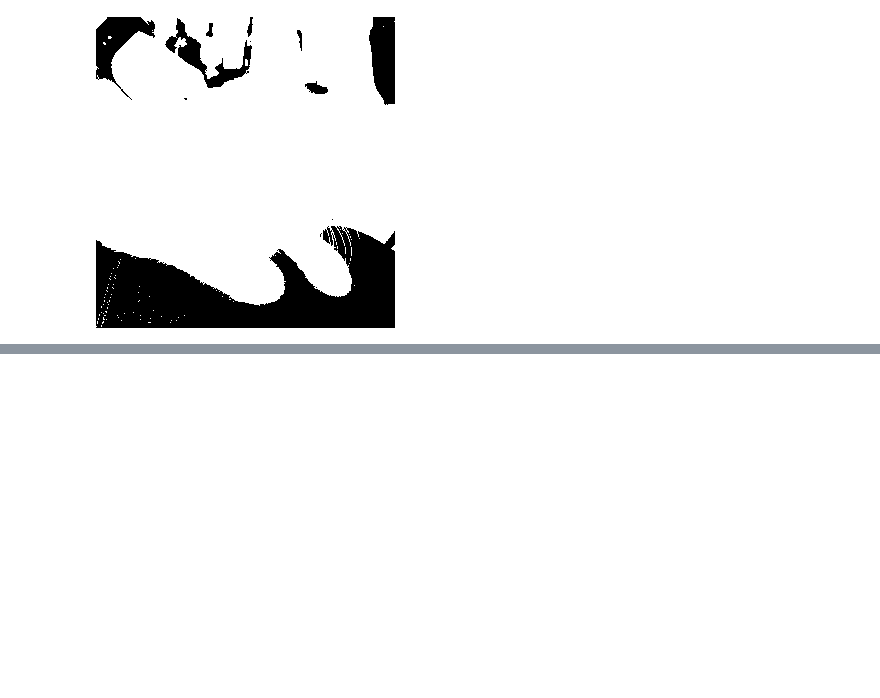
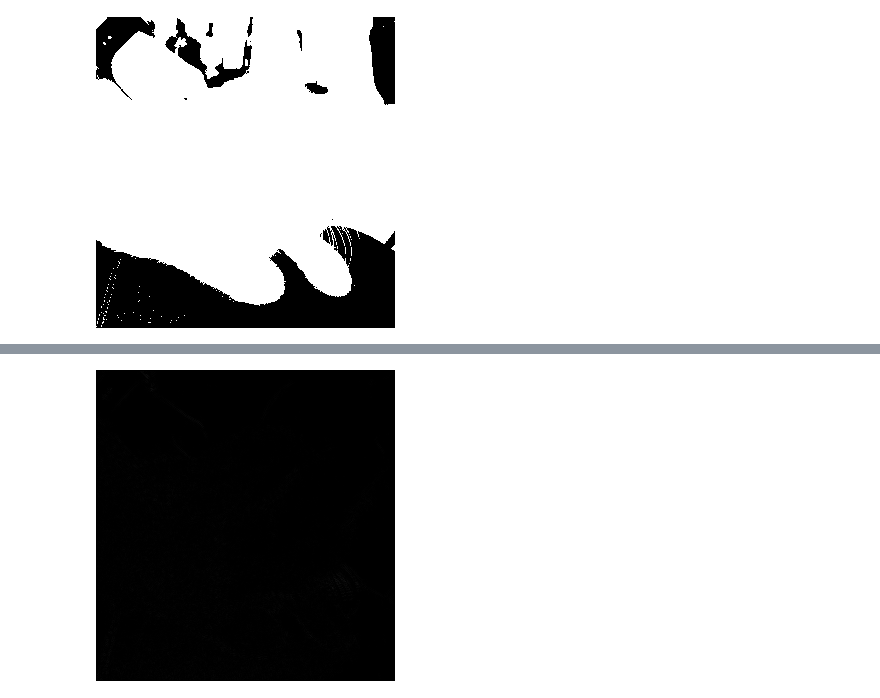
Before and after one commit to duducheng/SJTU-DIP-Proj, a Jupyter notebook: explore.ipynb, the cells around one changed output, grey strips where cells are left out. Cells and saved outputs as stored; diff of their text form; code cells hidden in the pictures; blank space fills up the shorter version.

```diff
--- a/explore.ipynb
+++ b/explore.ipynb
@@ -56,0 +106,6 @@ PIL.Image.fromarray(((arr>67)*255).astype(np.uint8))
+# %%
+PIL.Image.fromarray((np.abs(
+    prewitt(arr) - sobel(arr)
+)*255.).astype(np.uint8))
+# %% [output]
+[figure, added]
```
Also changed, not shown: parts of 20 cells of this notebook, 6 other files.
